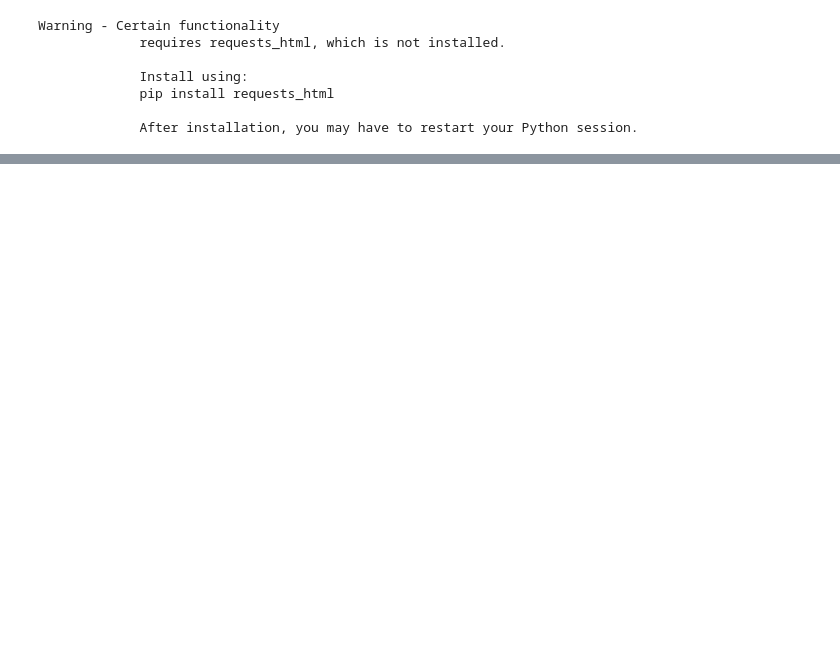
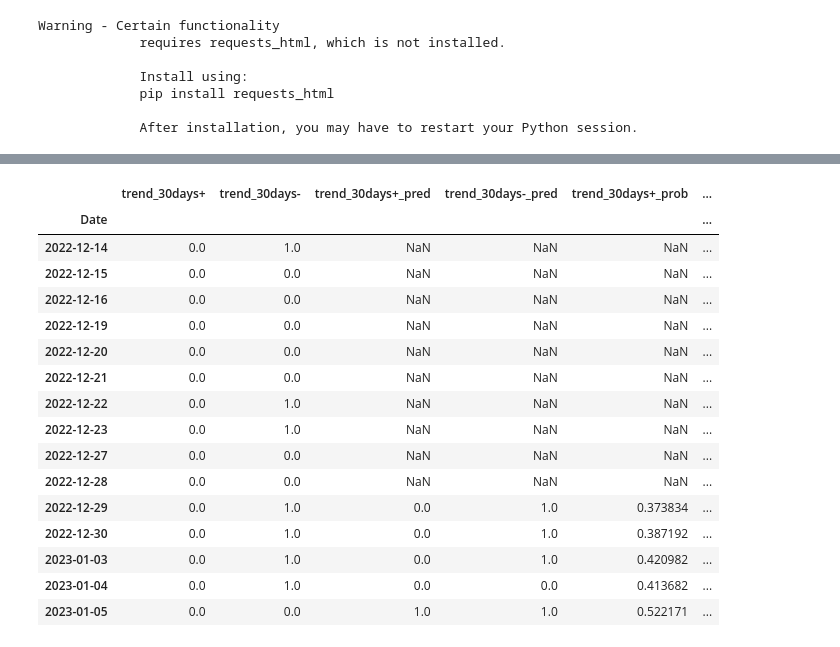
Before and after one commit to junqiangzhou/Quant-Modeling, a Jupyter notebook: visualize.ipynb, the cells around one changed output, grey strips where cells are left out. Drawn from its saved outputs; the diff is of its cells as text; code cells hidden in the pictures; blank space fills up the shorter version.

```diff
--- a/visualize.ipynb
+++ b/visualize.ipynb
@@ -39,3 +42,25 @@ visualize_dataset(df_test,
+# %%
+columns = df_test.columns
+columns = [column for column in columns if "trend_30days" in column]
+display(df_test.iloc[20:35][columns])
+# %% [output]
+|  | trend_30days+ | trend_30days- | trend_30days+_pred | trend_30days-_pred | trend_30days+_prob | ... |
+| Date |  |  |  |  |  | ... |
+| 2022-12-14 | 0.0 | 1.0 | NaN | NaN | NaN | ... |
+| 2022-12-15 | 0.0 | 0.0 | NaN | NaN | NaN | ... |
+| 2022-12-16 | 0.0 | 0.0 | NaN | NaN | NaN | ... |
+| 2022-12-19 | 0.0 | 0.0 | NaN | NaN | NaN | ... |
+| 2022-12-20 | 0.0 | 0.0 | NaN | NaN | NaN | ... |
+| 2022-12-21 | 0.0 | 0.0 | NaN | NaN | NaN | ... |
+| 2022-12-22 | 0.0 | 1.0 | NaN | NaN | NaN | ... |
+| 2022-12-23 | 0.0 | 1.0 | NaN | NaN | NaN | ... |
+| 2022-12-27 | 0.0 | 0.0 | NaN | NaN | NaN | ... |
+| 2022-12-28 | 0.0 | 0.0 | NaN | NaN | NaN | ... |
+| 2022-12-29 | 0.0 | 1.0 | 0.0 | 1.0 | 0.373834 | ... |
+| 2022-12-30 | 0.0 | 1.0 | 0.0 | 1.0 | 0.387192 | ... |
+| 2023-01-03 | 0.0 | 1.0 | 0.0 | 1.0 | 0.420982 | ... |
+| 2023-01-04 | 0.0 | 1.0 | 0.0 | 0.0 | 0.413682 | ... |
+| 2023-01-05 | 0.0 | 0.0 | 1.0 | 1.0 | 0.522171 | ... |
 # %%
 def get_false_predictions(df, label_name, positive=True):
     pred = 1 if positive else 0
```
Also changed, not shown: parts of 6 cells of this notebook, 10 other files.
